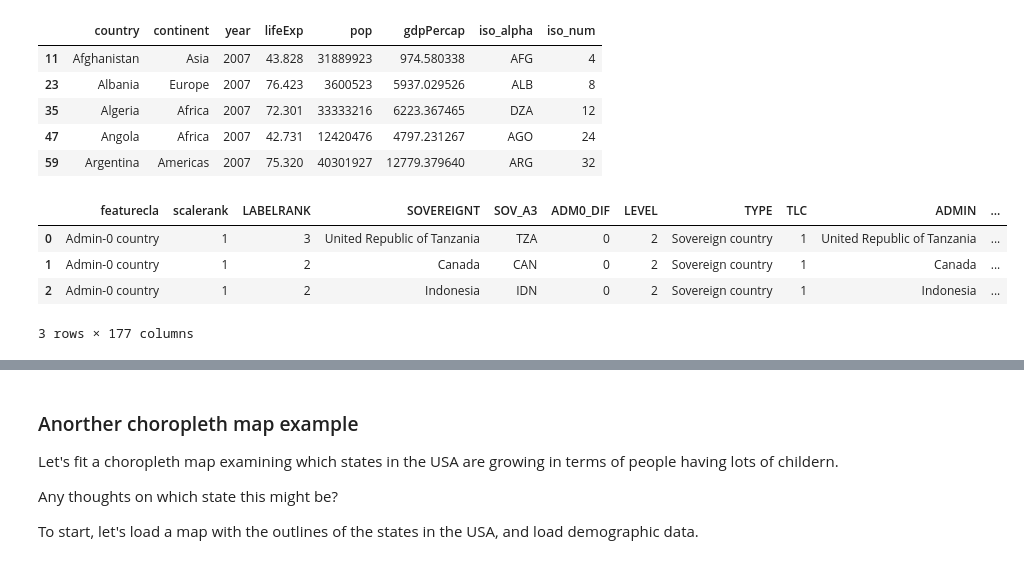
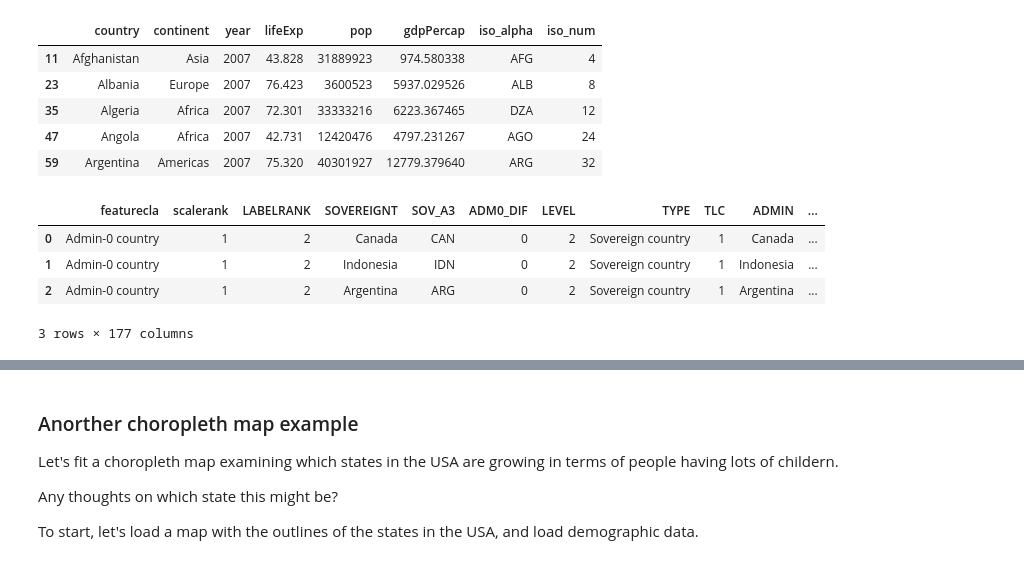
Before and after one commit to sharma-ai-927/YData_summer_25, a Jupyter notebook: ClassMaterial/class_code/class_12_answers.ipynb, the cells around one changed output, grey strips where cells are left out. Cells and saved outputs as stored; diff of their text form; code cells hidden in the pictures.

```diff
--- a/ClassMaterial/class_code/class_12_answers.ipynb
+++ b/ClassMaterial/class_code/class_12_answers.ipynb
@@ -370,13 +370,14 @@ gapminder_2007.head()
 # %%
 # Join the gapminder data onto our world map
 
-world2 = world.merge(gapminder_2007, left_on = "SOV_A3", right_on = "iso_alpha")
+world2 = world.merge(gapminder_2007, left_on = "ADMIN", right_on = "country")
+
 world2.head(3)
 # %% [output]
 |  | featurecla | scalerank | LABELRANK | SOVEREIGNT | SOV_A3 | ADM0_DIF | LEVEL | TYPE | TLC | ADMIN | ... |
-| 0 | Admin-0 country | 1 | 3 | United Republic of Tanzania | TZA | 0 | 2 | Sovereign country | 1 | United Republic of Tanzania | ... |
-| 1 | Admin-0 country | 1 | 2 | Canada | CAN | 0 | 2 | Sovereign country | 1 | Canada | ... |
-| 2 | Admin-0 country | 1 | 2 | Indonesia | IDN | 0 | 2 | Sovereign country | 1 | Indonesia | ... |
+| 0 | Admin-0 country | 1 | 2 | Canada | CAN | 0 | 2 | Sovereign country | 1 | Canada | ... |
+| 1 | Admin-0 country | 1 | 2 | Indonesia | IDN | 0 | 2 | Sovereign country | 1 | Indonesia | ... |
+| 2 | Admin-0 country | 1 | 2 | Argentina | ARG | 0 | 2 | Sovereign country | 1 | Argentina | ... |
 3 rows × 177 columns
 # %%
 # Plot a choropleth map of life expectancy
```
Also changed, not shown: parts of 11 cells of this notebook.
